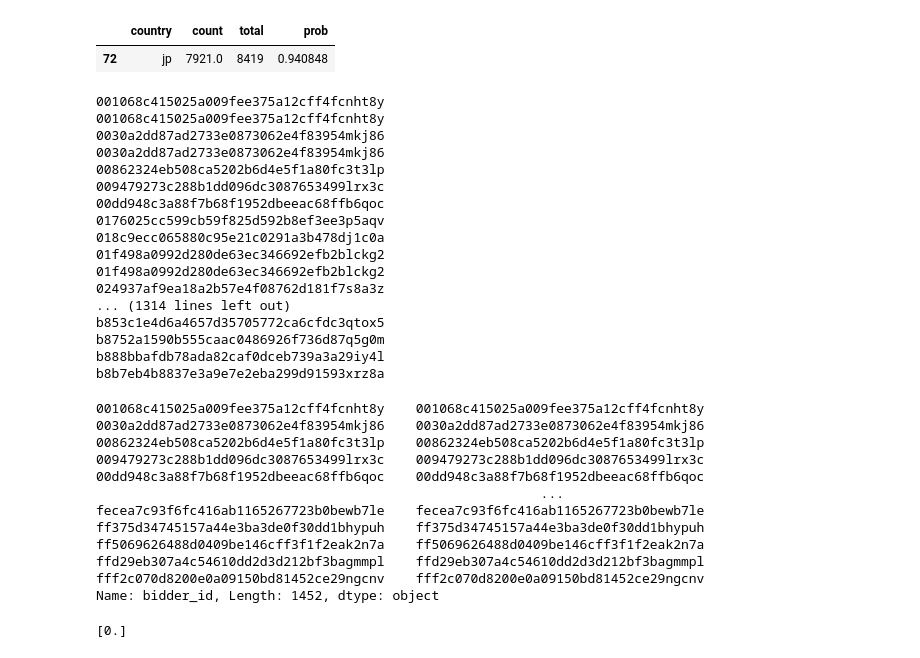
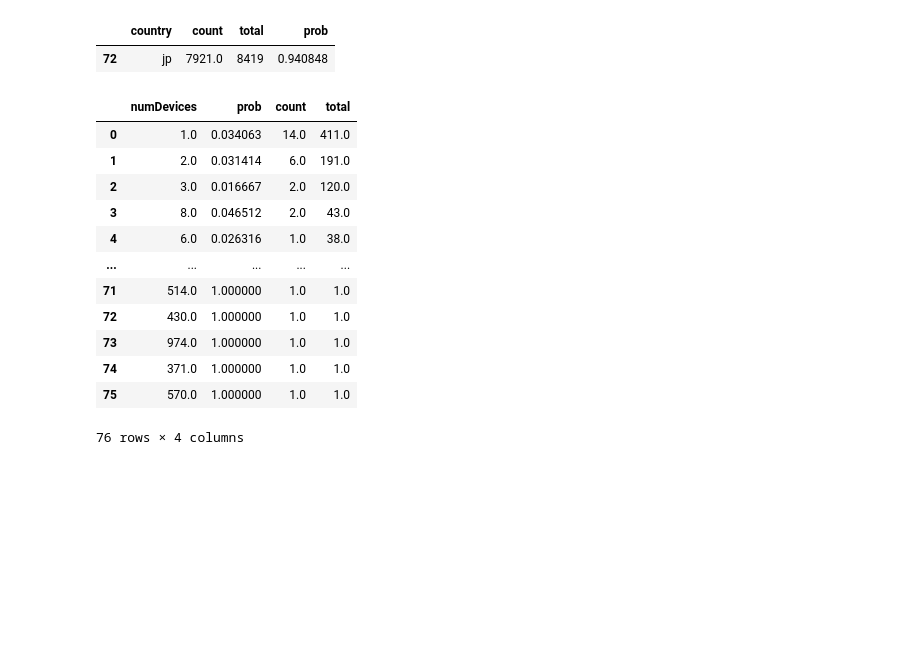
Before and after one commit to lillih1/dspro, a Jupyter notebook: Take2.ipynb, the cells around one changed output. Cells and saved outputs as stored; diff of their text form; code cells hidden in the pictures; blank space fills up the shorter version.

```diff
--- a/Take2.ipynb
+++ b/Take2.ipynb
@@ -90,14 +90,12 @@ count_stats.loc[count_stats["country"] == "jp"]
 | 72 | jp | 7921.0 | 8419 | 0.940848 |
 # %%
 device_stats = pd.DataFrame(columns = ["numDevices", "prob"])
-for i in bids["device_nunique_num"].unique()[:1]:
+for i in bids["device_nunique_num"].unique():
   count = 0
   total = 0
   data = bids[bids["device_nunique_num"] == i]
   for j in data["bidder_id"]:
-    print(j)
     if j in overall_train["bidder_id"].unique():
-      print(j)
       d = overall_train.loc[overall_train["bidder_id"] == j]["outcome"].unique()
       if(d == 1):
         count += 1
@@ -105,42 +103,20 @@ for i in bids["device_nunique_num"].unique()[:1]:
       else:
         total += 1
   if(count != 0):
-    device_stats = device_stats.append({"device_num" : i, "count": count, "total": total,"prob" : count/total},ignore_index=True)
+    device_stats = device_stats.append({"numDevices" : i, "count": count, "total": total,"prob" : count/total},ignore_index=True)
-# %% [output]
-001068c415025a009fee375a12cff4fcnht8y
-001068c415025a009fee375a12cff4fcnht8y
-0030a2dd87ad2733e0873062e4f83954mkj86
-0030a2dd87ad2733e0873062e4f83954mkj86
-00862324eb508ca5202b6d4e5f1a80fc3t3lp
-009479273c288b1dd096dc3087653499lrx3c
-00dd948c3a88f7b68f1952dbeeac68ffb6qoc
-0176025cc599cb59f825d592b8ef3ee3p5aqv
-018c9ecc065880c95e21c0291a3b478dj1c0a
-01f498a0992d280de63ec346692efb2blckg2
-01f498a0992d280de63ec346692efb2blckg2
-024937af9ea18a2b57e4f08762d181f7s8a3z
-... (1314 lines left out)
-b853c1e4d6a4657d35705772ca6cfdc3qtox5
-b8752a1590b555caac0486926f736d87q5g0m
-b888bbafdb78ada82caf0dceb739a3a29iy4l
-b8b7eb4b8837e3a9e7e2eba299d91593xrz8a
-# %%
-data["bidder_id"]
-# %% [output]
-001068c415025a009fee375a12cff4fcnht8y    001068c415025a009fee375a12cff4fcnht8y
-0030a2dd87ad2733e0873062e4f83954mkj86    0030a2dd87ad2733e0873062e4f83954mkj86
-00862324eb508ca5202b6d4e5f1a80fc3t3lp    00862324eb508ca5202b6d4e5f1a80fc3t3lp
-009479273c288b1dd096dc3087653499lrx3c    009479273c288b1dd096dc3087653499lrx3c
-00dd948c3a88f7b68f1952dbeeac68ffb6qoc    00dd948c3a88f7b68f1952dbeeac68ffb6qoc
-                                                         ...
-fecea7c93f6fc416ab1165267723b0bewb7le    fecea7c93f6fc416ab1165267723b0bewb7le
-ff375d34745157a44e3ba3de0f30dd1bhypuh    ff375d34745157a44e3ba3de0f30dd1bhypuh
-ff5069626488d0409be146cff3f1f2eak2n7a    ff5069626488d0409be146cff3f1f2eak2n7a
-ffd29eb307a4c54610dd2d3d212bf3bagmmpl    ffd29eb307a4c54610dd2d3d212bf3bagmmpl
-fff2c070d8200e0a09150bd81452ce29ngcnv    fff2c070d8200e0a09150bd81452ce29ngcnv
-Name: bidder_id, Length: 1452, dtype: object
-# %%
-d = overall_train.loc[overall_train["bidder_id"] == j]["outcome"].unique()
-print(d)
-# %% [output]
-[0.]
+# %%
+device_stats
+# %% [output]
+|  | numDevices | prob | count | total |
+| 0 | 1.0 | 0.034063 | 14.0 | 411.0 |
+| 1 | 2.0 | 0.031414 | 6.0 | 191.0 |
+| 2 | 3.0 | 0.016667 | 2.0 | 120.0 |
+| 3 | 8.0 | 0.046512 | 2.0 | 43.0 |
+| 4 | 6.0 | 0.026316 | 1.0 | 38.0 |
+| ... | ... | ... | ... | ... |
+| 71 | 514.0 | 1.000000 | 1.0 | 1.0 |
+| 72 | 430.0 | 1.000000 | 1.0 | 1.0 |
+| 73 | 974.0 | 1.000000 | 1.0 | 1.0 |
+| 74 | 371.0 | 1.000000 | 1.0 | 1.0 |
+| 75 | 570.0 | 1.000000 | 1.0 | 1.0 |
+76 rows × 4 columns
```
Also changed, not shown: parts of 3 cells of this notebook.
